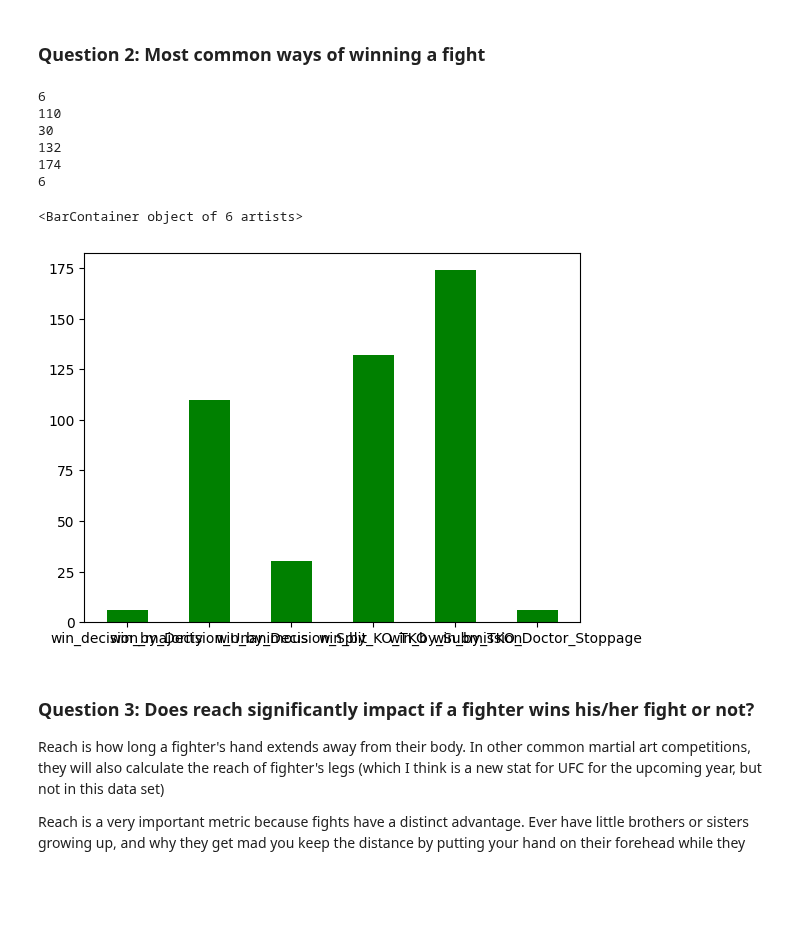
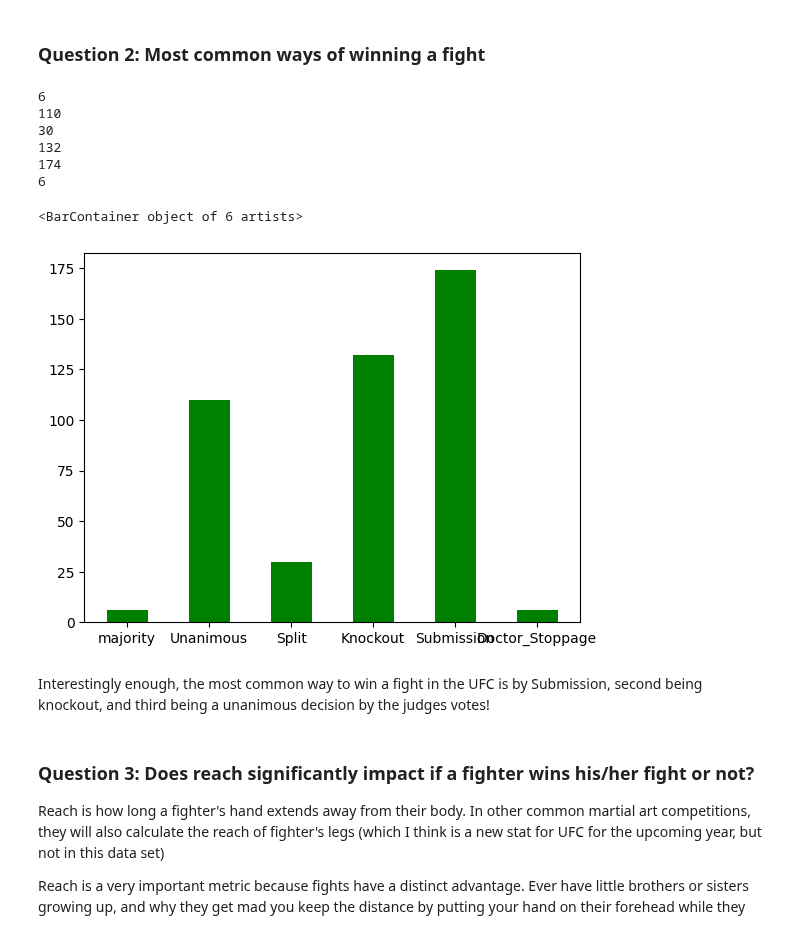
Before and after one commit to ubco-W2022T1-cosc301/project-group20, a Jupyter notebook: notebooks/analysis2.ipynb, the cells around one changed output. Saved outputs shown, nothing was run; the diff lists cells and outputs as text; code cells hidden in the pictures; blank space fills up the shorter version.

```diff
--- a/notebooks/analysis2.ipynb
+++ b/notebooks/analysis2.ipynb
@@ -268,40 +268,37 @@ Keep your hands up!
 
 win_decision_majority = (data_raw["R_win_by_Decision_Majority"]).drop_duplicates(keep="first").sum() +  (data_raw["B_win_by_Decision_Majority"]).drop_duplicates(keep="first").sum()
 print(win_decision_majority)
 
 win_by_Decision_Unanimous = (data_raw["R_win_by_Decision_Unanimous"]).drop_duplicates(keep="first").sum() + (data_raw["B_win_by_Decision_Unanimous"]).drop_duplicates(keep="first").sum()
 print(win_by_Decision_Unanimous)
 
 win_by_Decision_Split = (data_raw["R_win_by_Decision_Split"]).drop_duplicates(keep="first").sum() + (data_raw["B_win_by_Decision_Split"]).drop_duplicates(keep="first").sum()
 print(win_by_Decision_Split)
 
 win_by_KO_TKO = (data_raw["R_win_by_KO/TKO"]).drop_duplicates(keep="first").sum() + (data_raw["B_win_by_KO/TKO"]).drop_duplicates(keep="first").sum()
 print(win_by_KO_TKO)
 
 win_by_Submission = (data_raw["R_win_by_Submission"]).drop_duplicates(keep="first").sum() + (data_raw["B_win_by_Submission"]).drop_duplicates(keep="first").sum()
 print(win_by_Submission)
 
 win_by_TKO_Doctor_Stoppage = (data_raw["R_win_by_TKO_Doctor_Stoppage"]).drop_duplicates(keep="first").sum() + (data_raw["B_win_by_TKO_Doctor_Stoppage"]).drop_duplicates(keep="first").sum()
 print(win_by_TKO_Doctor_Stoppage)
 
 
-data = {"majority" : win_decision_majority, "Unanimous" : win_by_Decision_Unanimous, "Split" : win_by_Decision_Split, "Knockout" : win_by_KO_TKO, "win_by_Submission" : win_by_Submission, "win_by_TKO_Doctor_Stoppage" :win_by_TKO_Doctor_Stoppage}
-
-data
-
-
-#a = pd.DataFrame(data.items(), columns=['Victory_Type', 'Victory_Amount'])
+data = {"majority" : win_decision_majority, "Unanimous" : win_by_Decision_Unanimous, "Split" : win_by_Decision_Split, "Knockout" : win_by_KO_TKO, "Submission" : win_by_Submission, "Doctor_Stoppage" :win_by_TKO_Doctor_Stoppage}
 
 plt.bar(data.keys(), data.values(), width=0.5, color='g')
 # %% [output]
 6
 110
 30
 132
 174
 6
 <BarContainer object of 6 artists>
-[figure, old version]
+[figure, new version]
+# %% [markdown]
+Interestingly enough, the most common way to win a fight in the UFC is by Submission, second being knockout, and third being a unanimous decision by the judges votes!
 # %% [markdown]
 ### Question 3: Does reach significantly impact if a fighter wins his/her fight or not?
 
```
